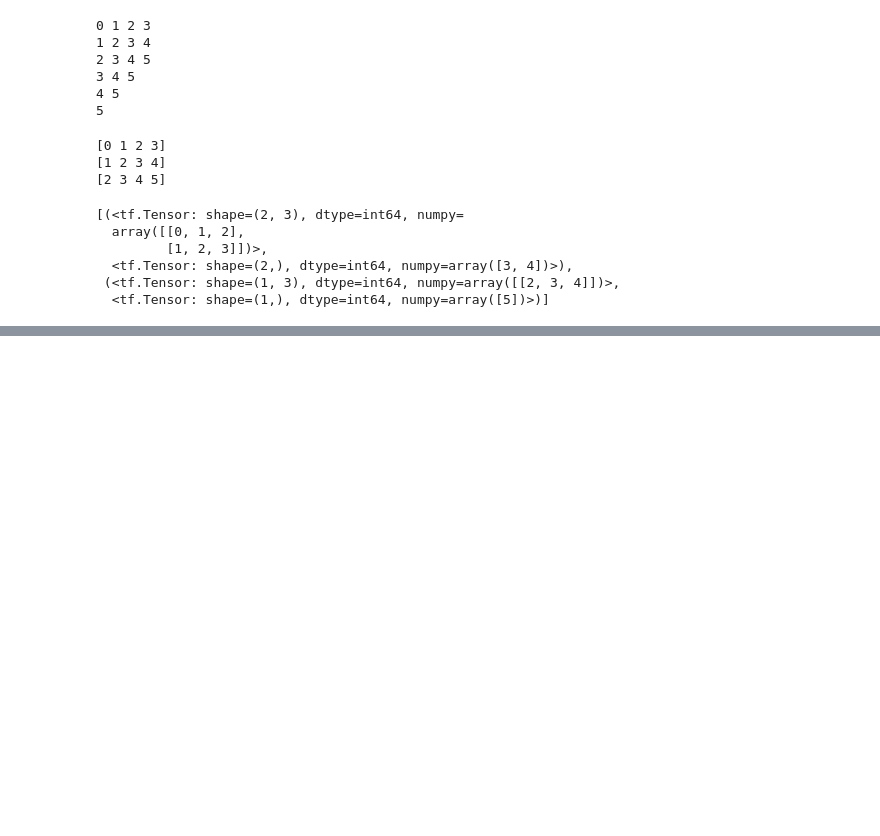
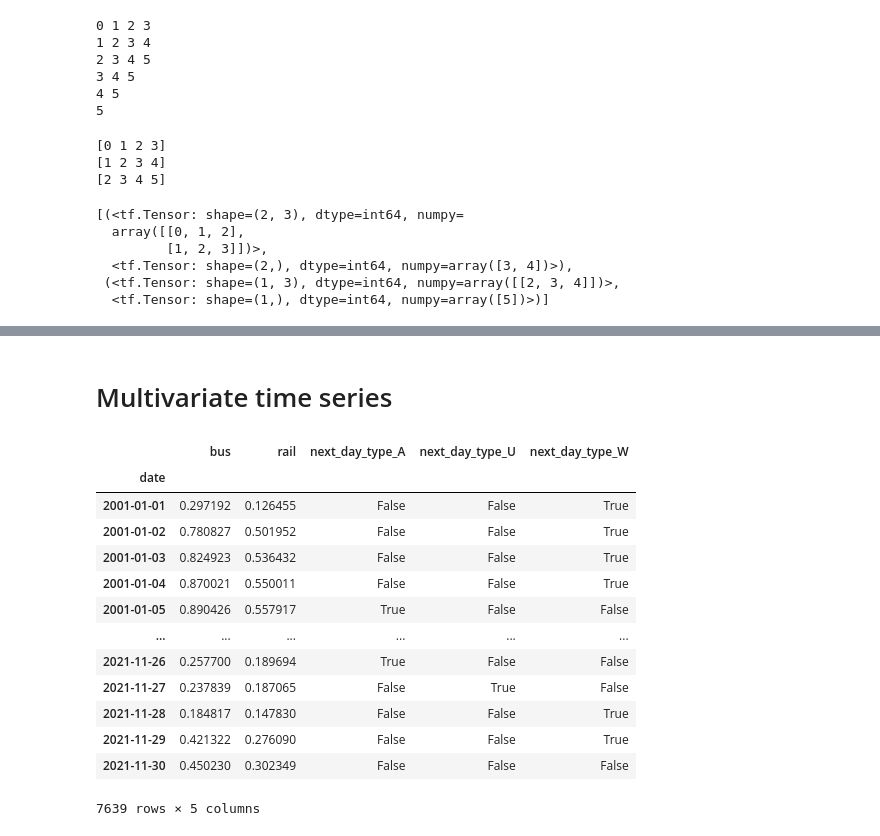
Before and after one commit to databyhuseyn/MachineLearning, a Jupyter notebook: Time_series_2.ipynb, the cells around one changed output, grey strips where cells are left out. Cells and saved outputs as stored; diff of their text form; code cells hidden in the pictures; blank space fills up the shorter version.

```diff
--- a/Time_series_2.ipynb
+++ b/Time_series_2.ipynb
@@ -190,0 +343,23 @@ list(dataset.batch(2))
+# %% [markdown]
+# Multivariate time series
+# %%
+df_mulvar = df[['bus', 'rail']] / 1e6  # use both bus & rail series as input
+df_mulvar['next_day_type'] = df['day_type'].shift(-1) # we know tomorrow's type
+df_mulvar = pd.get_dummies(df_mulvar)  # one-hot encode the day type
+# %%
+df_mulvar
+# %% [output]
+|  | bus | rail | next_day_type_A | next_day_type_U | next_day_type_W |
+| date |  |  |  |  |  |
+| 2001-01-01 | 0.297192 | 0.126455 | False | False | True |
+| 2001-01-02 | 0.780827 | 0.501952 | False | False | True |
+| 2001-01-03 | 0.824923 | 0.536432 | False | False | True |
+| 2001-01-04 | 0.870021 | 0.550011 | False | False | True |
+| 2001-01-05 | 0.890426 | 0.557917 | True | False | False |
+| ... | ... | ... | ... | ... | ... |
+| 2021-11-26 | 0.257700 | 0.189694 | True | False | False |
+| 2021-11-27 | 0.237839 | 0.187065 | False | True | False |
+| 2021-11-28 | 0.184817 | 0.147830 | False | False | True |
+| 2021-11-29 | 0.421322 | 0.276090 | False | False | True |
+| 2021-11-30 | 0.450230 | 0.302349 | False | False | False |
+7639 rows × 5 columns
```
Also changed, not shown: parts of 20 cells of this notebook.
